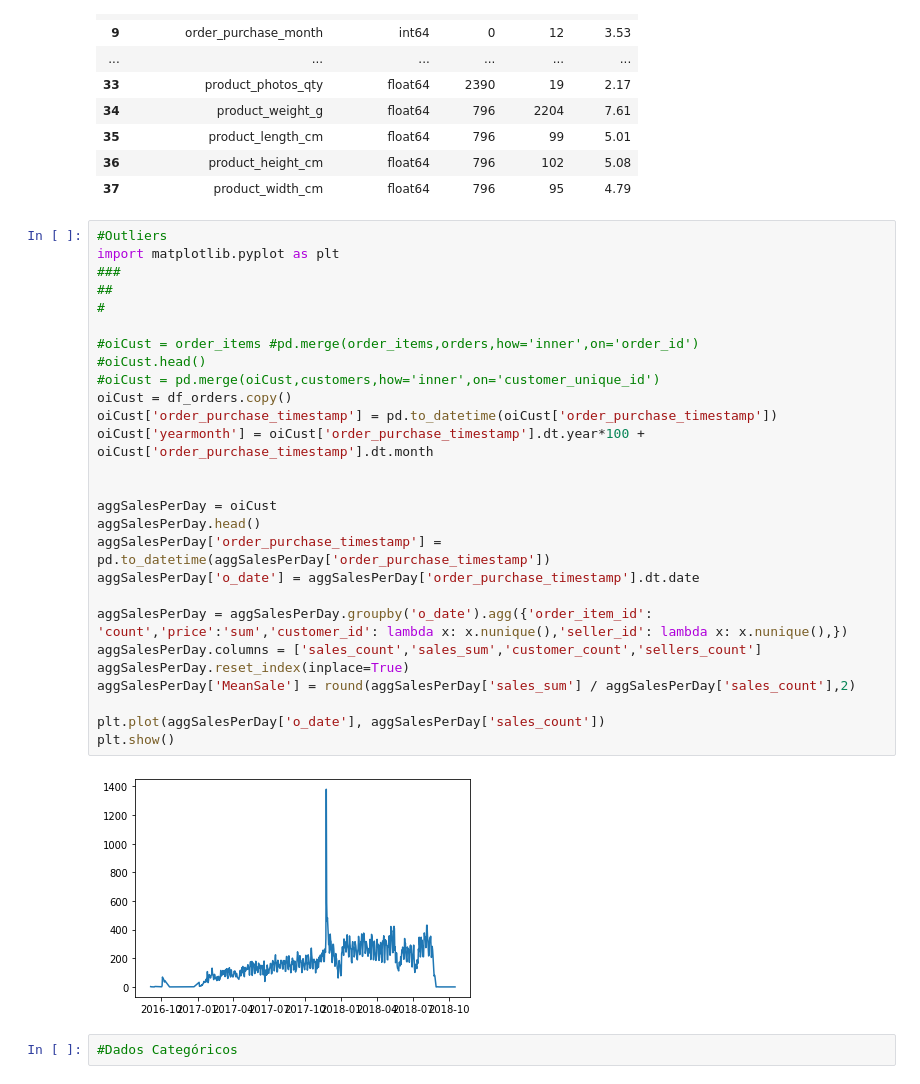
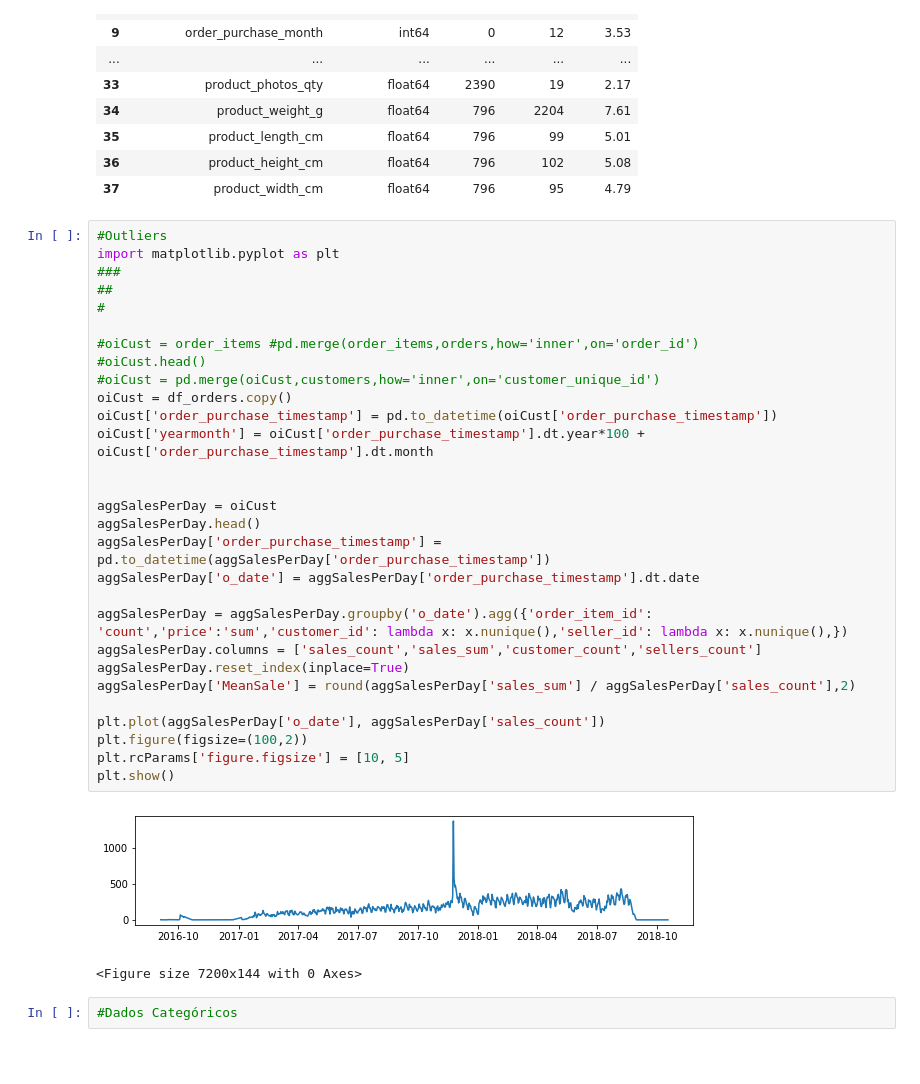
Before and after one commit to Wenning-Luiz/sales_prediction, a Jupyter notebook: explore_data.ipynb, the cells around one changed output. Cells and saved outputs as stored; diff of their text form; blank space fills up the shorter version.

```diff
--- a/explore_data.ipynb
+++ b/explore_data.ipynb
@@ -211,32 +211,35 @@ Dataset Shape: (114092, 38)
 # %%
 #Outliers
 import matplotlib.pyplot as plt
 ###
 ##
 #
 
 #oiCust = order_items #pd.merge(order_items,orders,how='inner',on='order_id')
 #oiCust.head()
 #oiCust = pd.merge(oiCust,customers,how='inner',on='customer_unique_id')
 oiCust = df_orders.copy()
 oiCust['order_purchase_timestamp'] = pd.to_datetime(oiCust['order_purchase_timestamp'])
 oiCust['yearmonth'] = oiCust['order_purchase_timestamp'].dt.year*100 + oiCust['order_purchase_timestamp'].dt.month
 
 
 aggSalesPerDay = oiCust
 aggSalesPerDay.head()
 aggSalesPerDay['order_purchase_timestamp'] = pd.to_datetime(aggSalesPerDay['order_purchase_timestamp'])
 aggSalesPerDay['o_date'] = aggSalesPerDay['order_purchase_timestamp'].dt.date
 
 aggSalesPerDay = aggSalesPerDay.groupby('o_date').agg({'order_item_id': 'count','price':'sum','customer_id': lambda x: x.nunique(),'seller_id': lambda x: x.nunique(),})
 aggSalesPerDay.columns = ['sales_count','sales_sum','customer_count','sellers_count']
 aggSalesPerDay.reset_index(inplace=True)
 aggSalesPerDay['MeanSale'] = round(aggSalesPerDay['sales_sum'] / aggSalesPerDay['sales_count'],2)
 
 plt.plot(aggSalesPerDay['o_date'], aggSalesPerDay['sales_count'])
+plt.figure(figsize=(100,2))
+plt.rcParams['figure.figsize'] = [10, 5]
 plt.show()
 # %% [output]
-[figure, old version]
+[figure, new version]
+<Figure size 7200x144 with 0 Axes>
 # %%
 #Dados Categóricos
 # %%
```
Also changed, not shown: parts of 6 cells of this notebook.
